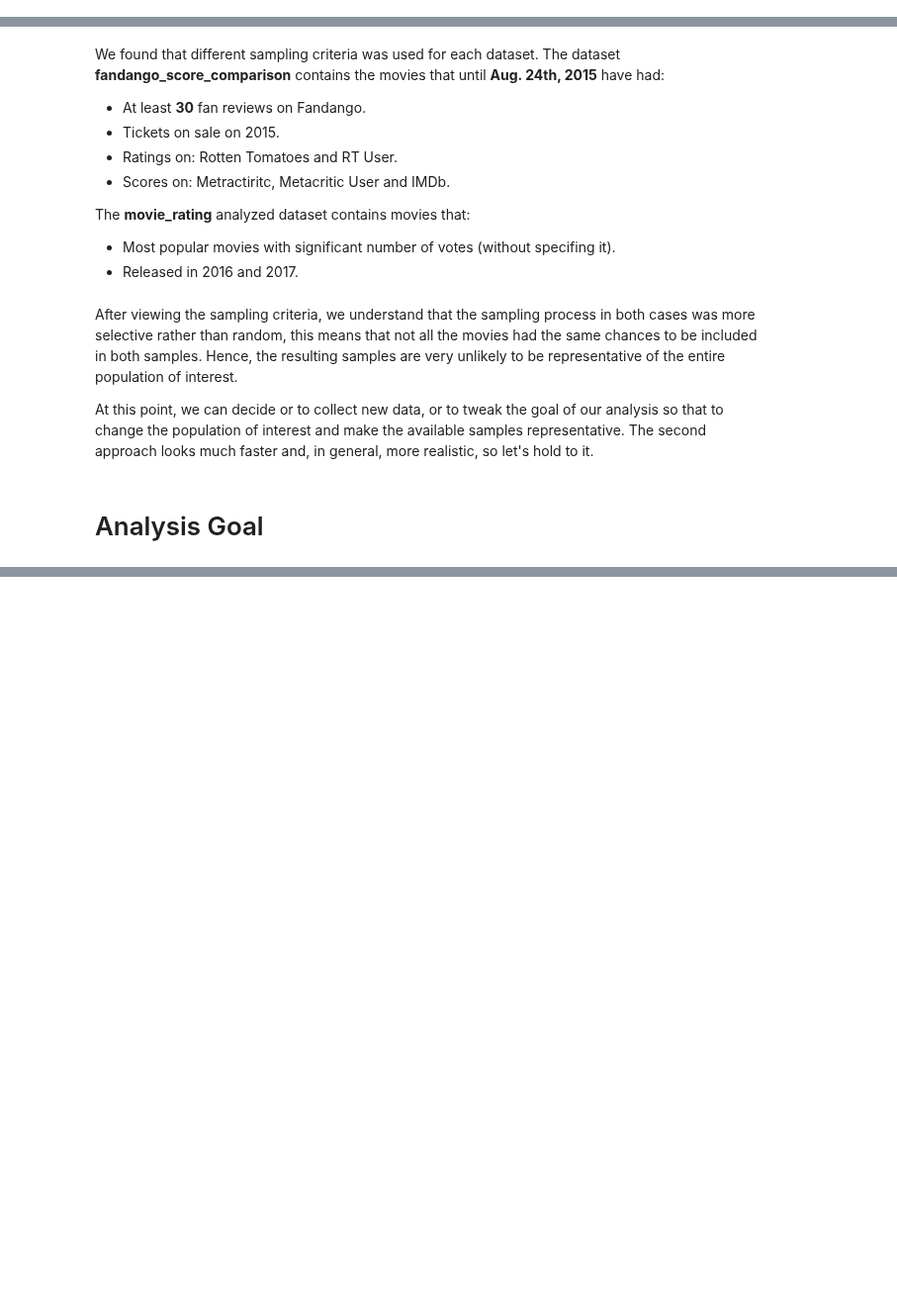
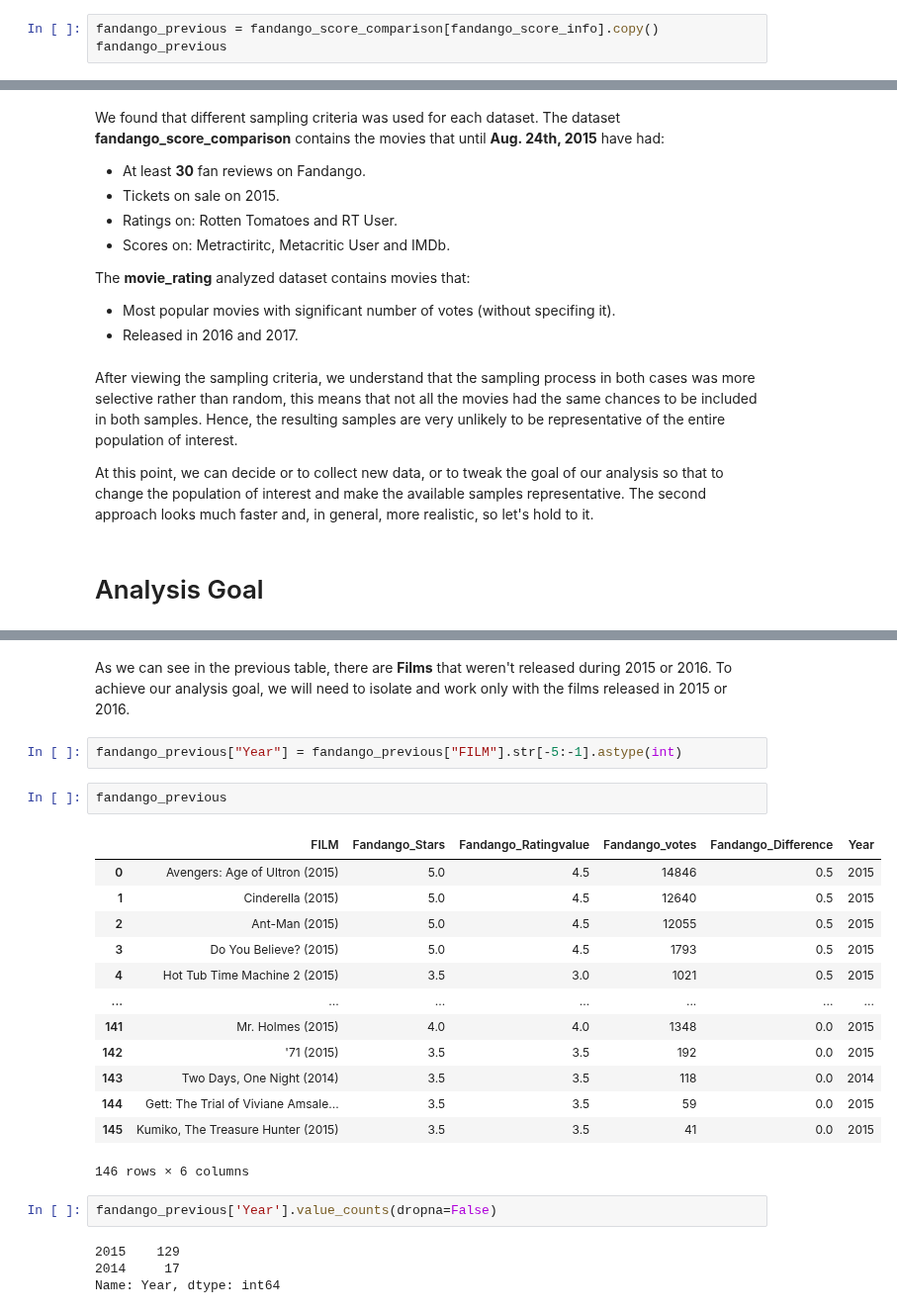
Before and after one commit to raduspaimoc/DataQuest-Projects, a Jupyter notebook: Data Analysis/Investigating Fandango Movie Ratings/Investigating Fandango Movie Ratings.ipynb, the cells around one changed output, grey strips where cells are left out. Shown at 99% size. Cells and saved outputs as stored; diff of their text form; blank space fills up the shorter version.

```diff
--- a/Data Analysis/Investigating Fandango Movie Ratings/Investigating Fandango Movie Ratings.ipynb
+++ b/Data Analysis/Investigating Fandango Movie Ratings/Investigating Fandango Movie Ratings.ipynb
@@ -65,0 +54,3 @@ fandango_score_comparison[fandango_score_info]
+# %%
+fandango_previous = fandango_score_comparison[fandango_score_info].copy()
+fandango_previous
@@ -137,0 +203,26 @@ We can decide to exclude the data for **2017** from the second dataset and **com
+# %% [markdown]
+As we can see in the previous table, there are **Films** that weren't released during 2015 or 2016. To achieve our analysis goal, we will need to isolate and work only with the films released in 2015 or 2016.
+# %%
+fandango_previous["Year"] = fandango_previous["FILM"].str[-5:-1].astype(int)
+# %%
+fandango_previous
+# %% [output]
+|  | FILM | Fandango_Stars | Fandango_Ratingvalue | Fandango_votes | Fandango_Difference | Year |
+| 0 | Avengers: Age of Ultron (2015) | 5.0 | 4.5 | 14846 | 0.5 | 2015 |
+| 1 | Cinderella (2015) | 5.0 | 4.5 | 12640 | 0.5 | 2015 |
+| 2 | Ant-Man (2015) | 5.0 | 4.5 | 12055 | 0.5 | 2015 |
+| 3 | Do You Believe? (2015) | 5.0 | 4.5 | 1793 | 0.5 | 2015 |
+| 4 | Hot Tub Time Machine 2 (2015) | 3.5 | 3.0 | 1021 | 0.5 | 2015 |
+| ... | ... | ... | ... | ... | ... | ... |
+| 141 | Mr. Holmes (2015) | 4.0 | 4.0 | 1348 | 0.0 | 2015 |
+| 142 | '71 (2015) | 3.5 | 3.5 | 192 | 0.0 | 2015 |
+| 143 | Two Days, One Night (2014) | 3.5 | 3.5 | 118 | 0.0 | 2014 |
+| 144 | Gett: The Trial of Viviane Amsale... | 3.5 | 3.5 | 59 | 0.0 | 2015 |
+| 145 | Kumiko, The Treasure Hunter (2015) | 3.5 | 3.5 | 41 | 0.0 | 2015 |
+146 rows × 6 columns
+# %%
+fandango_previous['Year'].value_counts(dropna=False)
+# %% [output]
+2015    129
+2014     17
+Name: Year, dtype: int64
```
Also changed, not shown: parts of 25 cells of this notebook, 1 other file.
